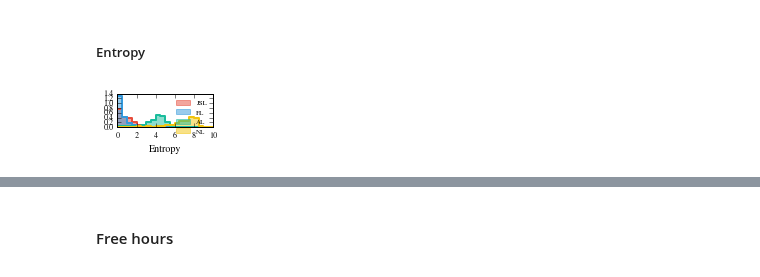
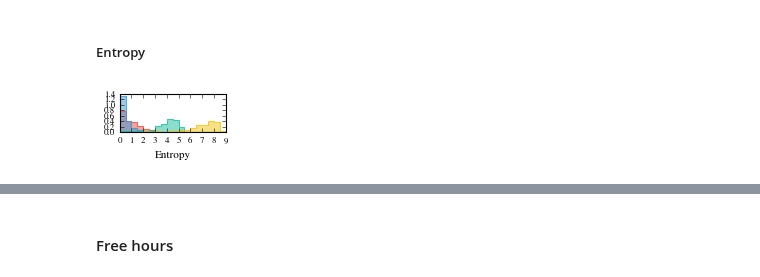
Before and after one commit to ulfaslak/recurrent_communities, a Jupyter notebook: results_real_data.ipynb, the cells around one changed output, grey strips where cells are left out. Saved outputs shown, nothing was run; the diff lists cells and outputs as text; code cells hidden in the pictures.

```diff
--- a/results_real_data.ipynb
+++ b/results_real_data.ipynb
@@ -1380,38 +1382,39 @@ plt.show()
 # %%
 plt.figure(figsize=(3.42/2, 1.2/2), frameon=False)
 
 # JSL histogram
 v_JSL, b_JSL = np.histogram(entropy_JSL_1_wh, bins=np.linspace(0, 10, 21), normed=True)
-plt.step(b_JSL, [v_JSL[0]] + list(v_JSL), where='pre', color="#e74c3c", lw=2)
+plt.step(b_JSL, [v_JSL[0]] + list(v_JSL), where='pre', color="#e74c3c", lw=0.5)
 b_JSL_step, v_JSL_step = get_x_y_steps(b_JSL, [v_JSL[0]] + list(v_JSL), where="pre")
 plt.fill_between(b_JSL_step, v_JSL_step, color="#e74c3c", alpha=0.5, label="JSL")
 
 # FL histogram
 v_FL, b_FL = np.histogram(entropy_FL_1_wh, bins=np.linspace(0, 10, 21), normed=True)
-plt.step(b_FL, [v_FL[0]] + list(v_FL), where='pre', color="#3498db", lw=2)
+plt.step(b_FL, [v_FL[0]] + list(v_FL), where='pre', color="#3498db", lw=0.5)
 b_FL_step, v_FL_step = get_x_y_steps(b_FL, [v_FL[0]] + list(v_FL), where="pre")
 plt.fill_between(b_FL_step, v_FL_step, color="#3498db", alpha=0.5, label="FL")
 
 # AL histogram
 v_AL, b_AL = np.histogram(entropy_AL_1_wh, bins=np.linspace(0, 10, 21), normed=True)
-plt.step(b_AL, [v_AL[0]] + list(v_AL), where='pre', color="#1abc9c", lw=2)
+plt.step(b_AL, [v_AL[0]] + list(v_AL), where='pre', color="#1abc9c", lw=0.5)
 b_AL_step, v_AL_step = get_x_y_steps(b_AL, [v_AL[0]] + list(v_AL), where="pre")
 plt.fill_between(b_AL_step, v_AL_step, color="#1abc9c", alpha=0.5, label="AL")
 
 # NL histogram
 v_NL, b_NL = np.histogram(entropy_NL_1_wh, bins=np.linspace(0, 10, 21), normed=True)
-plt.step(b_NL, [v_NL[0]] + list(v_NL), where='pre', color="#f1c40f", lw=2)
+plt.step(b_NL, [v_NL[0]] + list(v_NL), where='pre', color="#f1c40f", lw=0.5)
 b_NL_step, v_NL_step = get_x_y_steps(b_NL, [v_NL[0]] + list(v_NL), where="pre")
 plt.fill_between(b_NL_step, v_NL_step, color="#f1c40f", alpha=0.5, label="NL")
 
 plt.xlabel("entropy".capitalize())
 plt.xlim(0)
+plt.xlim(0, 9)
 
-plt.legend(frameon=False)
-#plt.savefig("figures/entropy_distribution_sensibleDTU_wh_all_distr_wide.pdf")
+#plt.legend(frameon=False)
+plt.savefig("figures/entropy_distribution_sensibleDTU_wh_all_distr_wide.pdf")
 plt.show()
 # %% [output]
-[figure, old version]
+[figure, new version]
 # %%
 alpha_JSL_1_wh, beta_JSL_1_wh, loc_JSL_1_wh, scale_JSL_1_wh = sp.stats.beta.fit(entropy_JSL_1_wh)
 alpha_FL_1_wh, beta_FL_1_wh, loc_FL_1_wh, scale_FL_1_wh = sp.stats.beta.fit(entropy_FL_1_wh)
```
Also changed, not shown: parts of 17 cells of this notebook, 34 other files.
